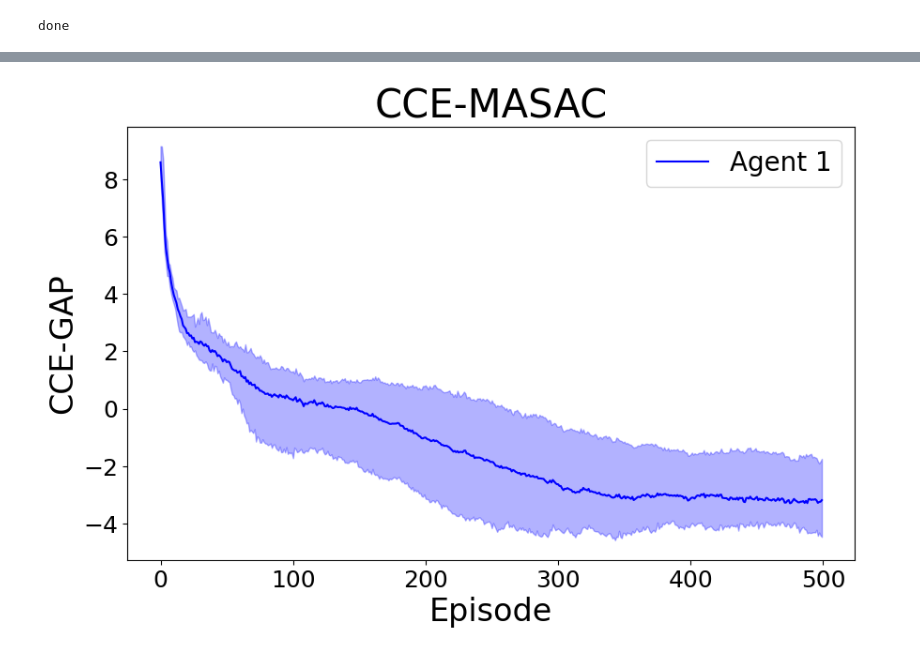
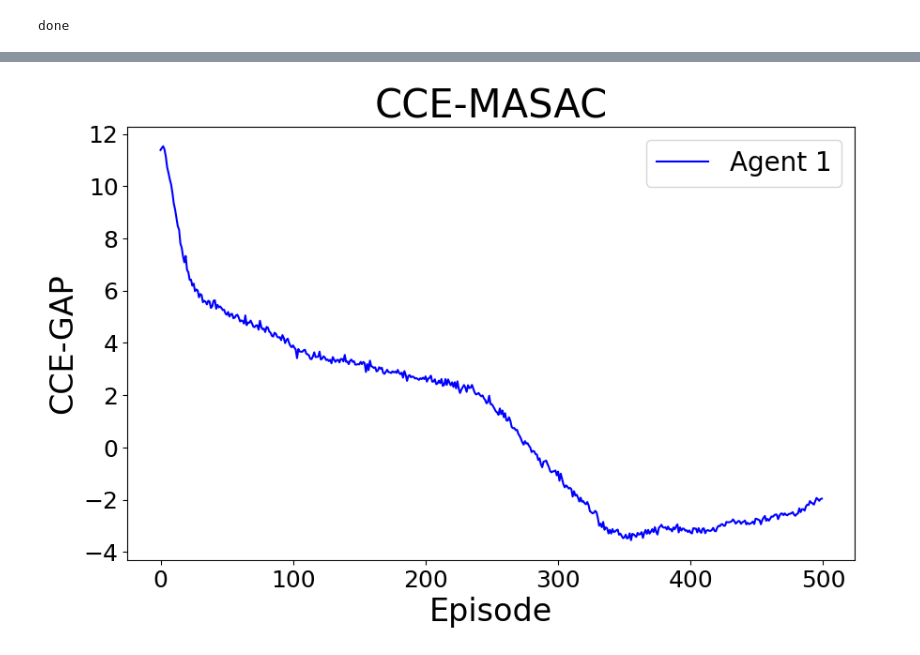
Before and after one commit to qiaoguanren/Multi-agent-competitive-environment, a Jupyter notebook: val_ppo.ipynb, the cells around one changed output, grey strips where cells are left out. Saved outputs shown, nothing was run; the diff lists cells and outputs as text; code cells hidden in the pictures.

```diff
--- a/val_ppo.ipynb
+++ b/val_ppo.ipynb
@@ -275,39 +265,41 @@ plt.show()
 # %%
 import pandas as pd
 import matplotlib.pyplot as plt
 import numpy as np
 
 #file_paths = ['/home/guanren/Multi-agent-competitive-environment/figures/version_30/MASAC_episode500_epoch10_beta1e-1_seed1000_task2_agent-number4.csv', '/home/guanren/Multi-agent-competitive-environment/figures/version_31/MASAC_episode500_epoch10_beta1e-1_seed1234_task2_agent-number4.csv','/home/guanren/Multi-agent-competitive-environment/figures/version_32/MASAC_episode500_epoch10_beta1e-1_seed666_task2_agent-number4.csv']
-file_paths = ['/home/guanren/Multi-agent-competitive-environment/figures/version_30/MASAC_episode500_epoch10_beta1e-1_seed1000_task2_CCE-GAP.csv', '/home/guanren/Multi-agent-competitive-environment/figures/version_31/MASAC_episode500_epoch10_beta1e-1_seed1234_task2_CCE-GAP.csv','/home/guanren/Multi-agent-competitive-environment/figures/version_35/MASAC_episode500_epoch10_beta1e-1_seed666_task2_CCE-GAP.csv']
+file_paths = ['/home/guanren/Multi-agent-competitive-environment/figures/version_43/CCE-MASAC_episode500_epoch10_beta1e-2_seed1234_task2_CCE-GAP_agent1.csv']
+expert_data = ['/home/guanren/Multi-agent-competitive-environment/figures/version_53/expert_CCE-MASAC_episode500_epoch10_beta1e-2_seed1234_task2_CCE-GAP_agent1.csv']
 colors = ['blue', 'green', 'red','purple']
 
 data1 = pd.read_csv(file_paths[0],header=None)
-data2 = pd.read_csv(file_paths[1],header=None)
-data3 = pd.read_csv(file_paths[2],header=None)
+# data2 = pd.read_csv(file_paths[1],header=None)
+# data3 = pd.read_csv(file_paths[2],header=None)
 
-data1 = 9 - data1
-data2 = 9 - data2
-data3 = 9 - data3
-df_combined = pd.concat([data1, data2, data3], axis=0)
+expert_data1 = pd.read_csv(expert_data[0],header=None)
+
+data1 = expert_data1 - data1
+
+# df_combined = pd.concat([data1, data2, data3], axis=0)
+df_combined = data1
 
 window_size = 10
 df_combined.rolling(window=window_size, min_periods=1).mean()
 
 plt.figure(figsize=(10, 6))
 
 mean_values = df_combined.mean(axis=0)
-max_values = df_combined.max(axis=0)
-min_values = df_combined.min(axis=0)
+std_values = df_combined.std(axis=0)
 
 plt.plot(mean_values, label=f'Agent 1', color=colors[0])
-plt.fill_between(range(len(mean_values)), min_values, max_values, color=colors[0], alpha=0.3)
+plt.fill_between(range(len(mean_values)), mean_values+std_values, mean_values-std_values, color=colors[0], alpha=0.3)
 
 plt.title('CCE-MASAC', fontsize=30)
 plt.xlabel('Episode', fontsize=24)
 plt.ylabel('CCE-GAP', fontsize=24)
 plt.legend(fontsize=20)
 plt.tick_params(axis='both', which='major', labelsize=18)
-plt.savefig('cce-gap-4.png')
+# plt.savefig('cce-gap-4.png')
 plt.show()
 # %% [output]
-[figure, old version]
+[figure, new version]
```
Also changed, not shown: parts of 10 cells of this notebook, 30 other files.
